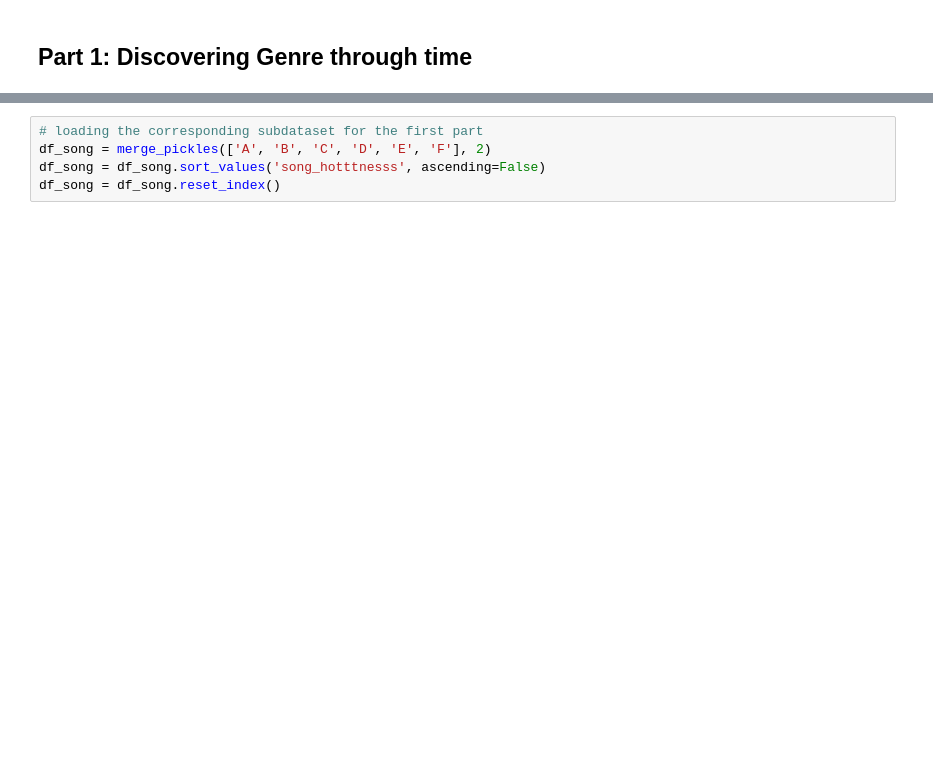
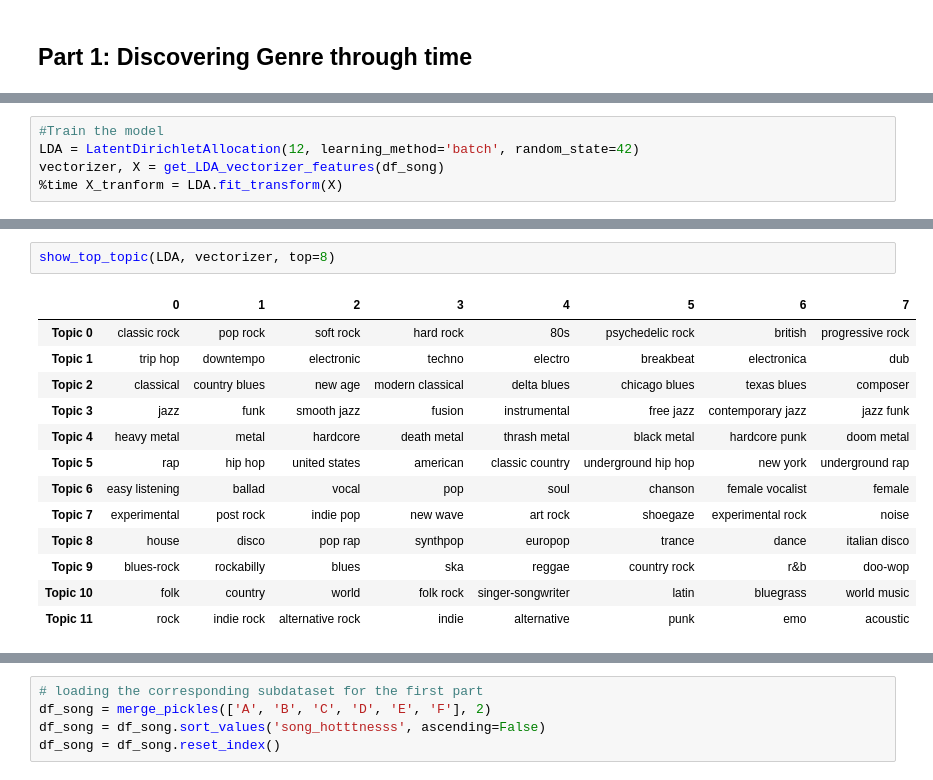
Before and after one commit to cgallay/Ada, a Jupyter notebook: Project/Music_Story.ipynb, the cells around one changed output, grey strips where cells are left out. Cells and saved outputs as stored; diff of their text form; blank space fills up the shorter version.

```diff
--- a/Project/Music_Story.ipynb
+++ b/Project/Music_Story.ipynb
@@ -72,0 +118,5 @@ for letter in ['A', 'B', 'C', 'D', 'E', 'F']:
+# %%
+#Train the model
+LDA = LatentDirichletAllocation(12, learning_method='batch', random_state=42)
+vectorizer, X = get_LDA_vectorizer_features(df_song)
+%time X_tranform = LDA.fit_transform(X)
@@ -72,0 +125,16 @@ for letter in ['A', 'B', 'C', 'D', 'E', 'F']:
+# %%
+show_top_topic(LDA, vectorizer, top=8)
+# %% [output]
+|  | 0 | 1 | 2 | 3 | 4 | 5 | 6 | 7 |
+| Topic 0 | classic rock | pop rock | soft rock | hard rock | 80s | psychedelic rock | british | progressive rock |
+| Topic 1 | trip hop | downtempo | electronic | techno | electro | breakbeat | electronica | dub |
+| Topic 2 | classical | country blues | new age | modern classical | delta blues | chicago blues | texas blues | composer |
+| Topic 3 | jazz | funk | smooth jazz | fusion | instrumental | free jazz | contemporary jazz | jazz funk |
+| Topic 4 | heavy metal | metal | hardcore | death metal | thrash metal | black metal | hardcore punk | doom metal |
+| Topic 5 | rap | hip hop | united states | american | classic country | underground hip hop | new york | underground rap |
+| Topic 6 | easy listening | ballad | vocal | pop | soul | chanson | female vocalist | female |
+| Topic 7 | experimental | post rock | indie pop | new wave | art rock | shoegaze | experimental rock | noise |
+| Topic 8 | house | disco | pop rap | synthpop | europop | trance | dance | italian disco |
+| Topic 9 | blues-rock | rockabilly | blues | ska | reggae | country rock | r&b | doo-wop |
+| Topic 10 | folk | country | world | folk rock | singer-songwriter | latin | bluegrass | world music |
+| Topic 11 | rock | indie rock | alternative rock | indie | alternative | punk | emo | acoustic |
```
Also changed, not shown: parts of 22 cells of this notebook, 4 other files.
